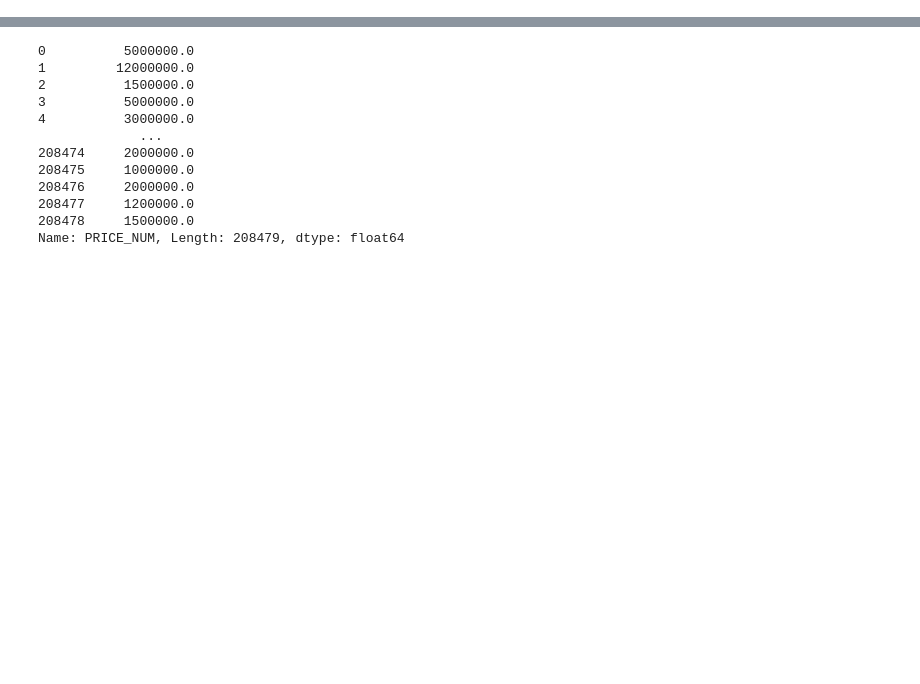
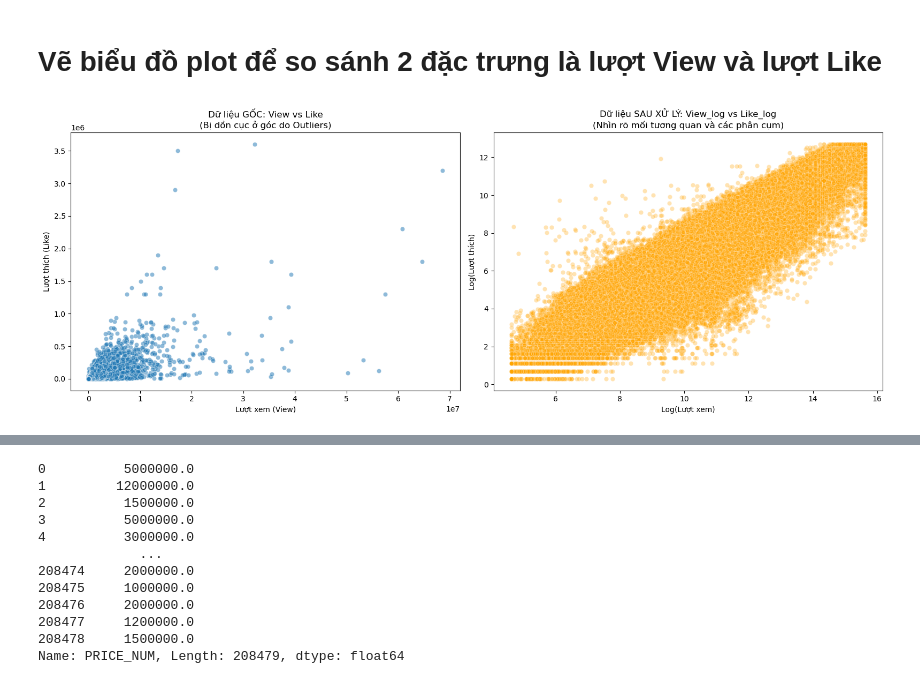
Before and after one commit to lamphat344961-alt/TIKTOK_crawl_V2, a Jupyter notebook: processing_data/meger_EDA.ipynb, the cells around one changed output, grey strips where cells are left out. Cells and saved outputs as stored; diff of their text form; code cells hidden in the pictures; blank space fills up the shorter version.

```diff
--- a/processing_data/meger_EDA.ipynb
+++ b/processing_data/meger_EDA.ipynb
@@ -26,3 +291,30 @@ test.to_csv("test.csv", index=False)
+# %% [markdown]
+# Vẽ biểu đồ plot để so sánh 2 đặc trưng là lượt View và lượt Like
+# %%
+import matplotlib.pyplot as plt
+import seaborn as sns
+
+# Tạo khung hình 1 hàng 2 cột
+fig, axes = plt.subplots(1, 2, figsize=(16, 6))
+
+# 1. Scatter Plot với dữ liệu GỐC (Chưa xử lý)
+sns.scatterplot(data=dataset_tiktokers, x='VIEW_COUNT', y='LIKE_COUNT', alpha=0.5, ax=axes[0])
+axes[0].set_title('Dữ liệu GỐC: View vs Like\n(Bị dồn cục ở góc do Outliers)')
+axes[0].set_xlabel('Lượt xem (View)')
+axes[0].set_ylabel('Lượt thích (Like)')
+
+# 2. Scatter Plot với dữ liệu SAU KHI LOG & CAPPING (Đã xử lý triệt để)
+# Lưu ý: Sử dụng tên cột _log mà chúng ta đã tạo ở bước trước
+sns.scatterplot(data=dataset_tiktokers, x='VIEW_COUNT_log', y='LIKE_COUNT_log',
+                alpha=0.3, color='orange', ax=axes[1])
+axes[1].set_title('Dữ liệu SAU XỬ LÝ: View_log vs Like_log\n(Nhìn rõ mối tương quan và các phân cụm)')
+axes[1].set_xlabel('Log(Lượt xem)')
+axes[1].set_ylabel('Log(Lượt thích)')
+
+plt.tight_layout()
+plt.show()
+# %% [output]
+[figure, added]
 # %%
 
 # Config
```
Also changed, not shown: parts of 43 cells of this notebook.
